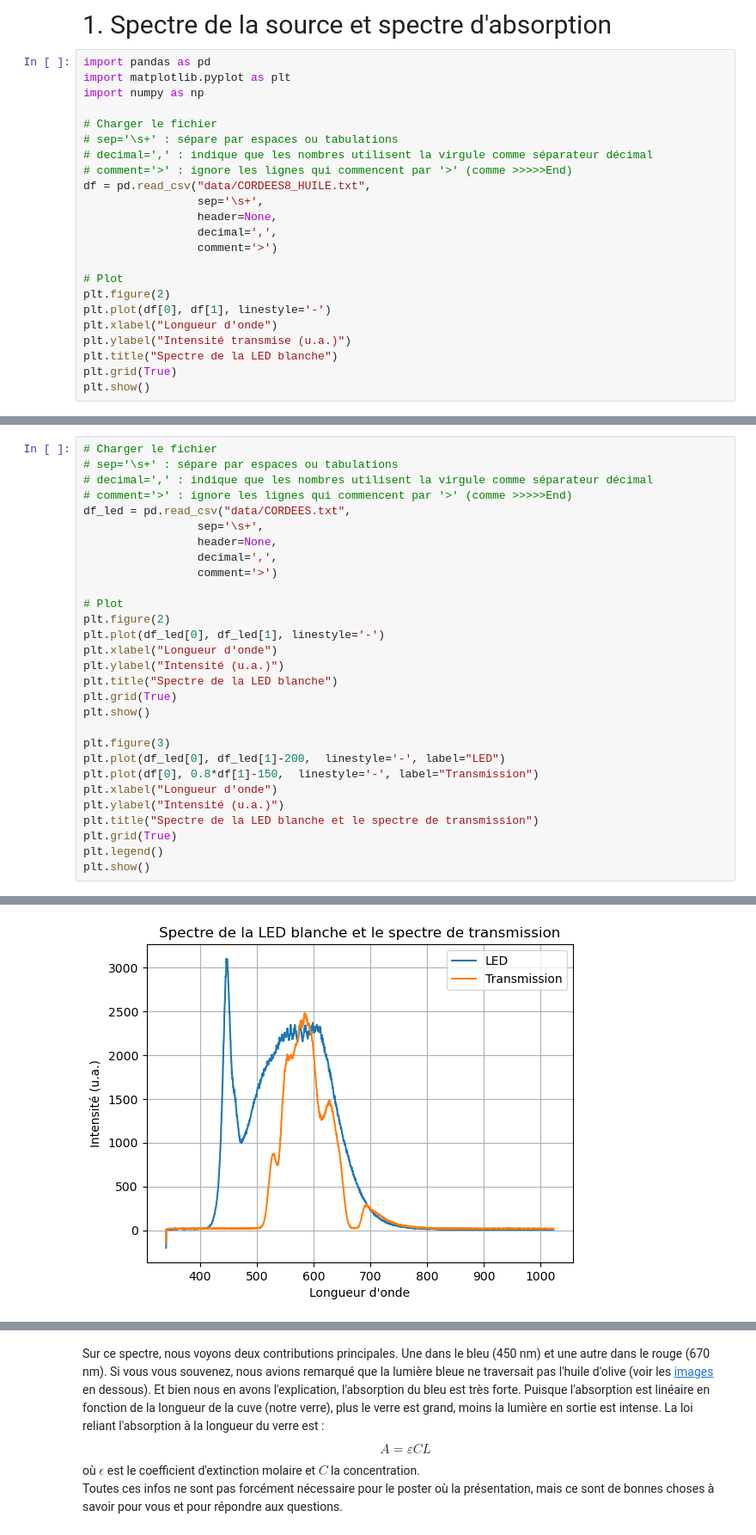
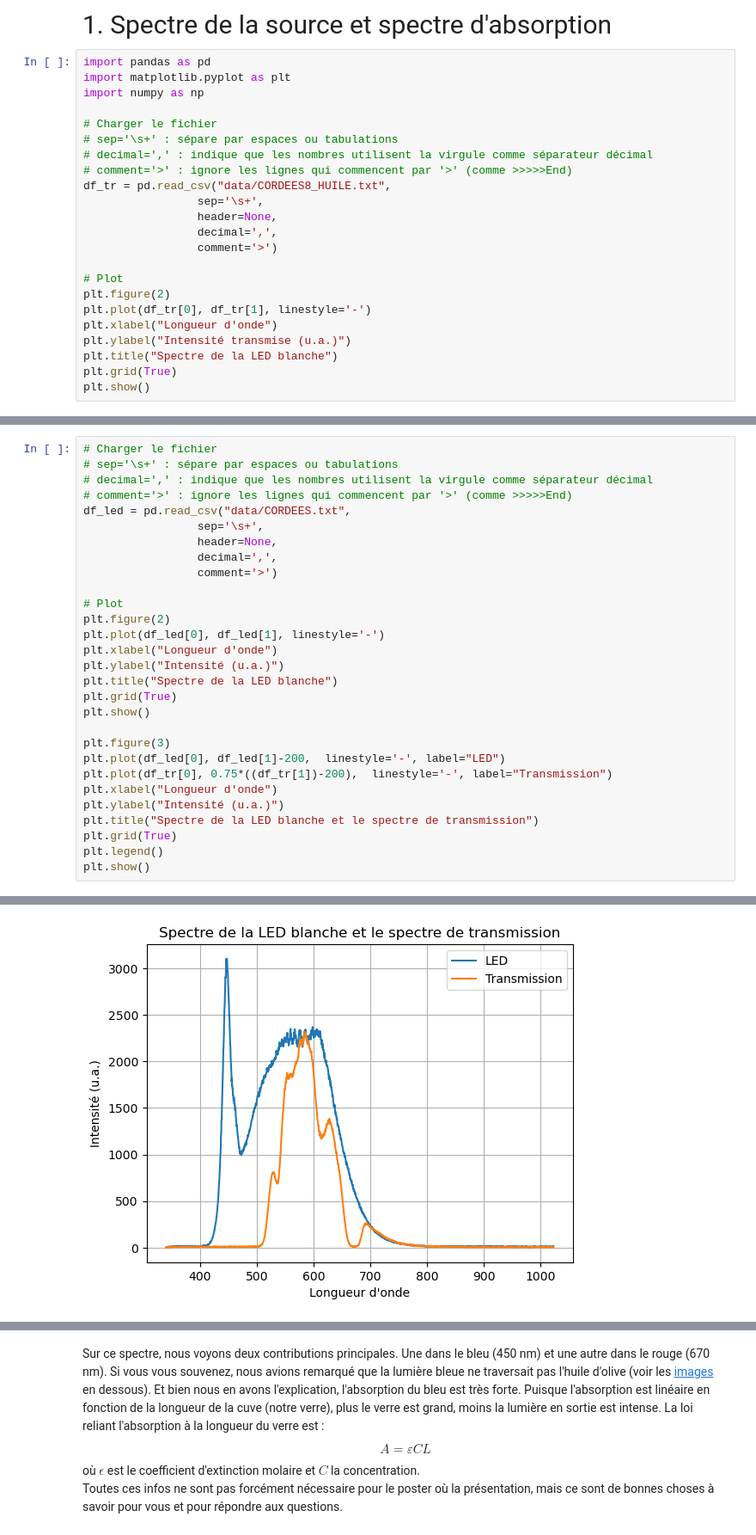
Before and after one commit to ltoguh/fluorescence_project_cordees_2026, a Jupyter notebook: fluo_cordees.ipynb, the cells around one changed output, grey strips where cells are left out. Shown at 86% size. Saved outputs shown, nothing was run; the diff lists cells and outputs as text.

```diff
--- a/fluo_cordees.ipynb
+++ b/fluo_cordees.ipynb
@@ -9,7 +9,7 @@ import numpy as np
 # sep='\s+' : sépare par espaces ou tabulations
 # decimal=',' : indique que les nombres utilisent la virgule comme séparateur décimal
 # comment='>' : ignore les lignes qui commencent par '>' (comme >>>>>End)
-df = pd.read_csv("data/CORDEES8_HUILE.txt",
+df_tr = pd.read_csv("data/CORDEES8_HUILE.txt",
                  sep='\s+',
                  header=None,
                  decimal=',',
@@ -17,7 +17,7 @@ df = pd.read_csv("data/CORDEES8_HUILE.txt",
 
 # Plot
 plt.figure(2)
-plt.plot(df[0], df[1], linestyle='-')
+plt.plot(df_tr[0], df_tr[1], linestyle='-')
 plt.xlabel("Longueur d'onde")
 plt.ylabel("Intensité transmise (u.a.)")
 plt.title("Spectre de la LED blanche")
@@ -47,7 +47,7 @@ plt.show()
 
 plt.figure(3)
 plt.plot(df_led[0], df_led[1]-200,  linestyle='-', label="LED")
-plt.plot(df[0], 0.8*df[1]-150,  linestyle='-', label="Transmission")
+plt.plot(df_tr[0], 0.75*((df_tr[1])-200),  linestyle='-', label="Transmission")
 plt.xlabel("Longueur d'onde")
 plt.ylabel("Intensité (u.a.)")
 plt.title("Spectre de la LED blanche et le spectre de transmission")
@@ -59,4 +59,4 @@ plt.show()
-[figure, old version]
+[figure, new version]
 # %% [markdown]
 Le u.a. signifie unité arbitraire car la valeur ne représente pas une grandeur physique mais simplement un niveau d'intensité. <br>
 Maintenant, nous allons essayer d'obtenir le spectre d'absorbance à partir de ces deux spectres. En effet, seul le spectre de transmittance ne permet pas de quantifier l'absorption car il faut connaître la distribution spectrale de la source illuminant l'huile d'olive. Pour cela, nous allons nous servir de la formule suivante : $$ A = \log_{10}\bigg (\frac{I_T(\lambda)}{I_0(\lambda)}\bigg) $$
```
Also changed, not shown: parts of 9 cells of this notebook, 3 other files.
